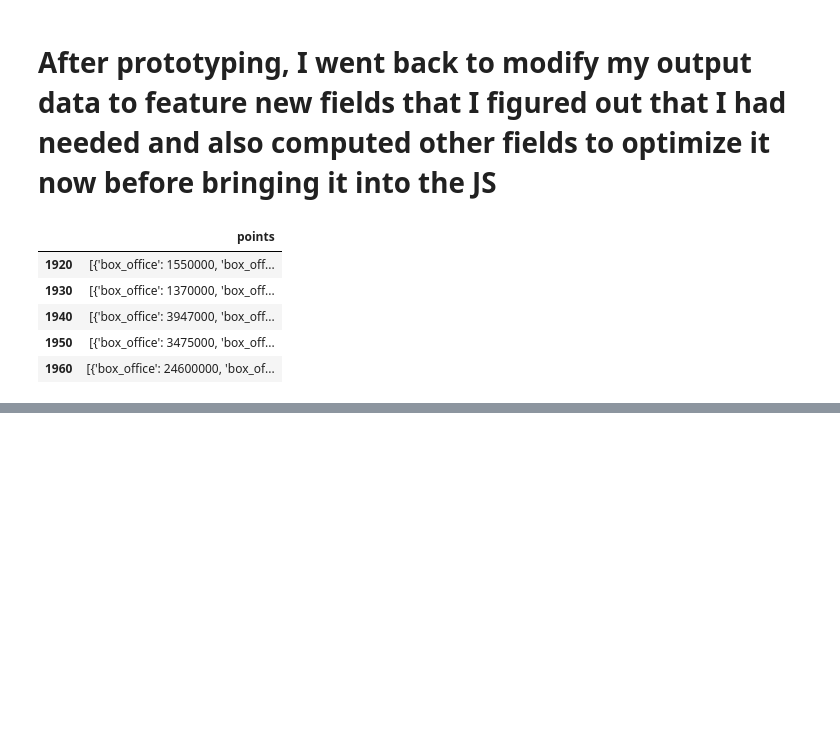
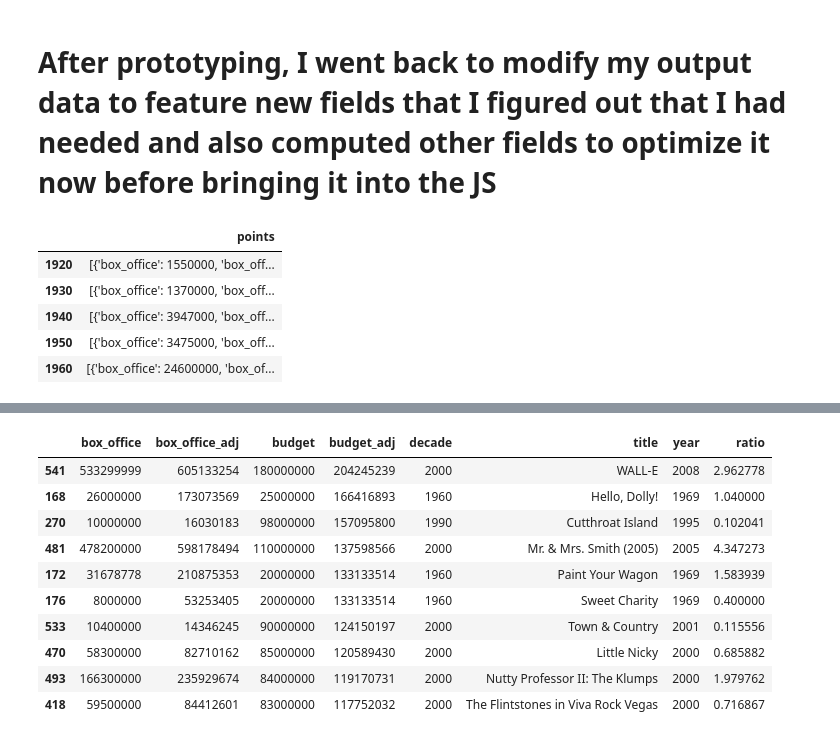
Before and after one commit to tacastillo/romcoms, a Jupyter notebook: python/data-formatting.ipynb, the cells around one changed output, grey strips where cells are left out. Drawn from its saved outputs; the diff is of its cells as text; code cells hidden in the pictures; blank space fills up the shorter version.

```diff
--- a/python/data-formatting.ipynb
+++ b/python/data-formatting.ipynb
@@ -339,3 +335,11 @@ ratio_data = pd.DataFrame(data=ratios, index = actors_data.index)
 with open('ratios.json', 'w') as outfile:
     out_json = json.loads(ratio_data.to_json(orient='index'))
     json.dump(out_json, outfile, ensure_ascii=False, indent=4)
+# %%
+with open('scatter.json', 'r') as infile:
+    scatter_data = eval(infile.read())
+    all_movies = [movie for movies in scatter_data.values() for movie in movies]
+    decades = scatter_data.keys()
+    df = pd.DataFrame(all_movies)
+
+df.head()
@@ -341,0 +371,14 @@ with open('ratios.json', 'w') as outfile:
+# %%
+df.nlargest(10, 'budget_adj')
+# %% [output]
+|  | box_office | box_office_adj | budget | budget_adj | decade | title | year | ratio |
+| 541 | 533299999 | 605133254 | 180000000 | 204245239 | 2000 | WALL-E | 2008 | 2.962778 |
+| 168 | 26000000 | 173073569 | 25000000 | 166416893 | 1960 | Hello, Dolly! | 1969 | 1.040000 |
+| 270 | 10000000 | 16030183 | 98000000 | 157095800 | 1990 | Cutthroat Island | 1995 | 0.102041 |
+| 481 | 478200000 | 598178494 | 110000000 | 137598566 | 2000 | Mr. & Mrs. Smith (2005) | 2005 | 4.347273 |
+| 172 | 31678778 | 210875353 | 20000000 | 133133514 | 1960 | Paint Your Wagon | 1969 | 1.583939 |
+| 176 | 8000000 | 53253405 | 20000000 | 133133514 | 1960 | Sweet Charity | 1969 | 0.400000 |
+| 533 | 10400000 | 14346245 | 90000000 | 124150197 | 2000 | Town & Country | 2001 | 0.115556 |
+| 470 | 58300000 | 82710162 | 85000000 | 120589430 | 2000 | Little Nicky | 2000 | 0.685882 |
+| 493 | 166300000 | 235929674 | 84000000 | 119170731 | 2000 | Nutty Professor II: The Klumps | 2000 | 1.979762 |
+| 418 | 59500000 | 84412601 | 83000000 | 117752032 | 2000 | The Flintstones in Viva Rock Vegas | 2000 | 0.716867 |
```
Also changed, not shown: parts of 8 cells of this notebook, 9 other files.
